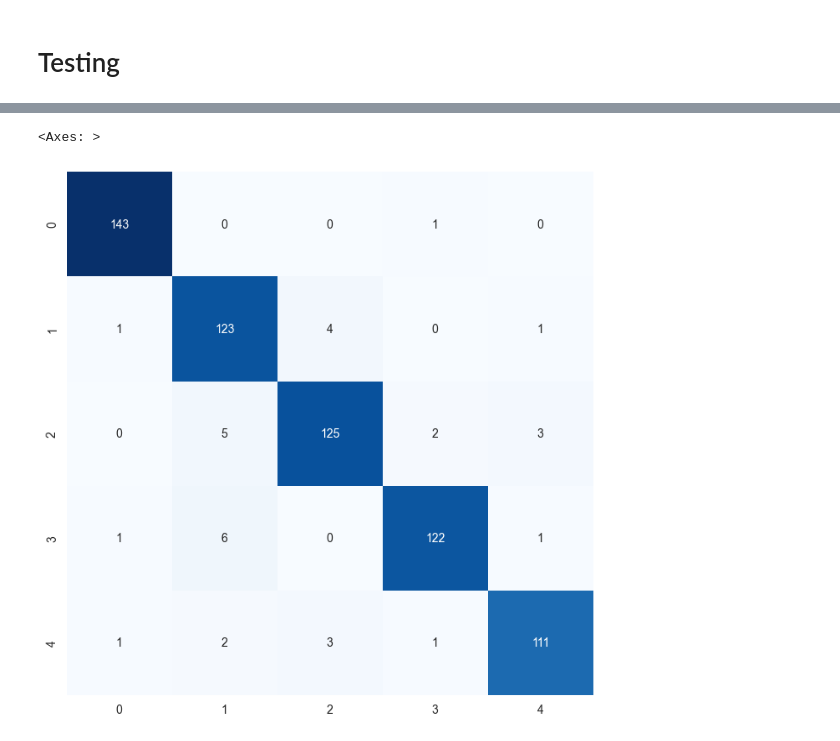
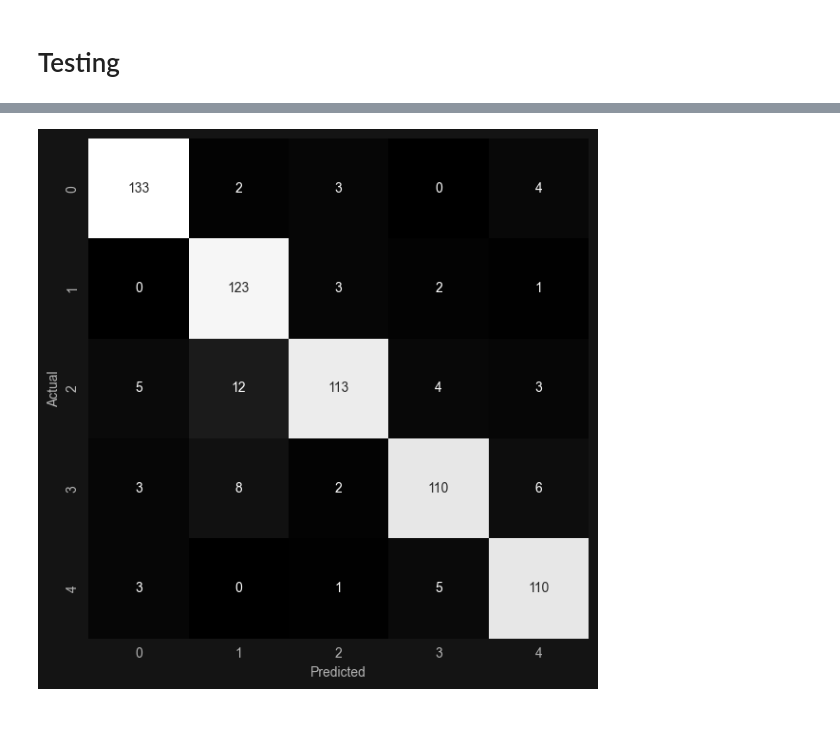
Before and after one commit to gracjan-p/bbc, a Jupyter notebook: notebooks/main.ipynb, the cells around one changed output, grey strips where cells are left out. Saved outputs shown, nothing was run; the diff lists cells and outputs as text; code cells hidden in the pictures.

```diff
--- a/notebooks/main.ipynb
+++ b/notebooks/main.ipynb
@@ -263,7 +286,7 @@ def return_loader(dataset, batch_size=8):
                                    torch.tensor(z).long(),
                                    torch.tensor(y).long())
 
-    return DataLoader(tensor_dataset, batch_size=batch_size, drop_last=True)
+    return DataLoader(tensor_dataset, batch_size=batch_size, drop_last=True, shuffle=True)
 # %%
 train_loader  = return_loader(dataset=train_split, batch_size=16)
 test_loader = return_loader(dataset=test_split, batch_size=16)
@@ -289,7 +324,7 @@ from torch import nn
 import torch.nn.utils.rnn as rnn_utils
 
 class RNN(nn.Module):
-    def __init__(self, vocab_size, embed_size, hidden_size, output_size, n_layers=1, dropout_rate=0):
+    def __init__(self, vocab_size, embed_size, hidden_size, output_size, n_layers=1, dropout_rate=0.2):
         super(RNN, self).__init__()
         self.embedding = nn.Embedding(vocab_size, embed_size, padding_idx=0)
         self.rnn = nn.LSTM(input_size=embed_size, hidden_size=hidden_size, dropout=dropout_rate, num_layers=n_layers, batch_first=True)
@@ -303,8 +338,8 @@ class RNN(nn.Module):
 
         rnn_out, (hidden, cell) = self.rnn(x)
 
-        hidden = self.dropout(hidden[-1])
-        output = self.fc(hidden)
+        # hidden = self.dropout(hidden[-1])
+        output = self.fc(hidden[-1])
 
         return output
 # %% [markdown]
@@ -382,13 +418,10 @@ def test_model(model, data_loader):
     y_true = []
     y_pred = []
 
-    with (torch.no_grad()):
+    with torch.no_grad():
         for inputs, lengths, targets in data_loader:
             inputs, targets = inputs.to(device).long(), targets.to(device).long()
             lengths = lengths.cpu()
-            if 0 in lengths:
-                print(lengths)
-
 
             outputs = model(inputs, lengths)
             _, predicted = torch.max(outputs.data, 1)
@@ -402,8 +435,8 @@ def test_model(model, data_loader):
 Setting up model
 # %%
 rnn_model = RNN(vocab_size=len(word_to_idx),
-                embed_size=256,
-                hidden_size=256,
-                dropout_rate=0.2,
+                embed_size=512,
+                hidden_size=512,
+                dropout_rate=0.3,
                 n_layers=1,
-                output_size=42)
+                output_size=5)
@@ -481,7 +511,9 @@ entertainment       0.96      0.94      0.95       118
 # %%
-fig = plt.figure(figsize=(8, 8))
-sb.heatmap(cm, cbar=False, cmap='Blues', annot=True, fmt='d')
+fig = plt.figure(figsize=(6, 6))
+sb.heatmap(cm, cbar=False, cmap='Greys_r', annot=True, fmt='d')
+plt.ylabel('Actual')
+plt.xlabel('Predicted')
+plt.tight_layout()
 # %% [output]
-<Axes: >
-[figure, old version]
+[figure, new version]
 # %%
```
Also changed, not shown: parts of 13 cells of this notebook.
